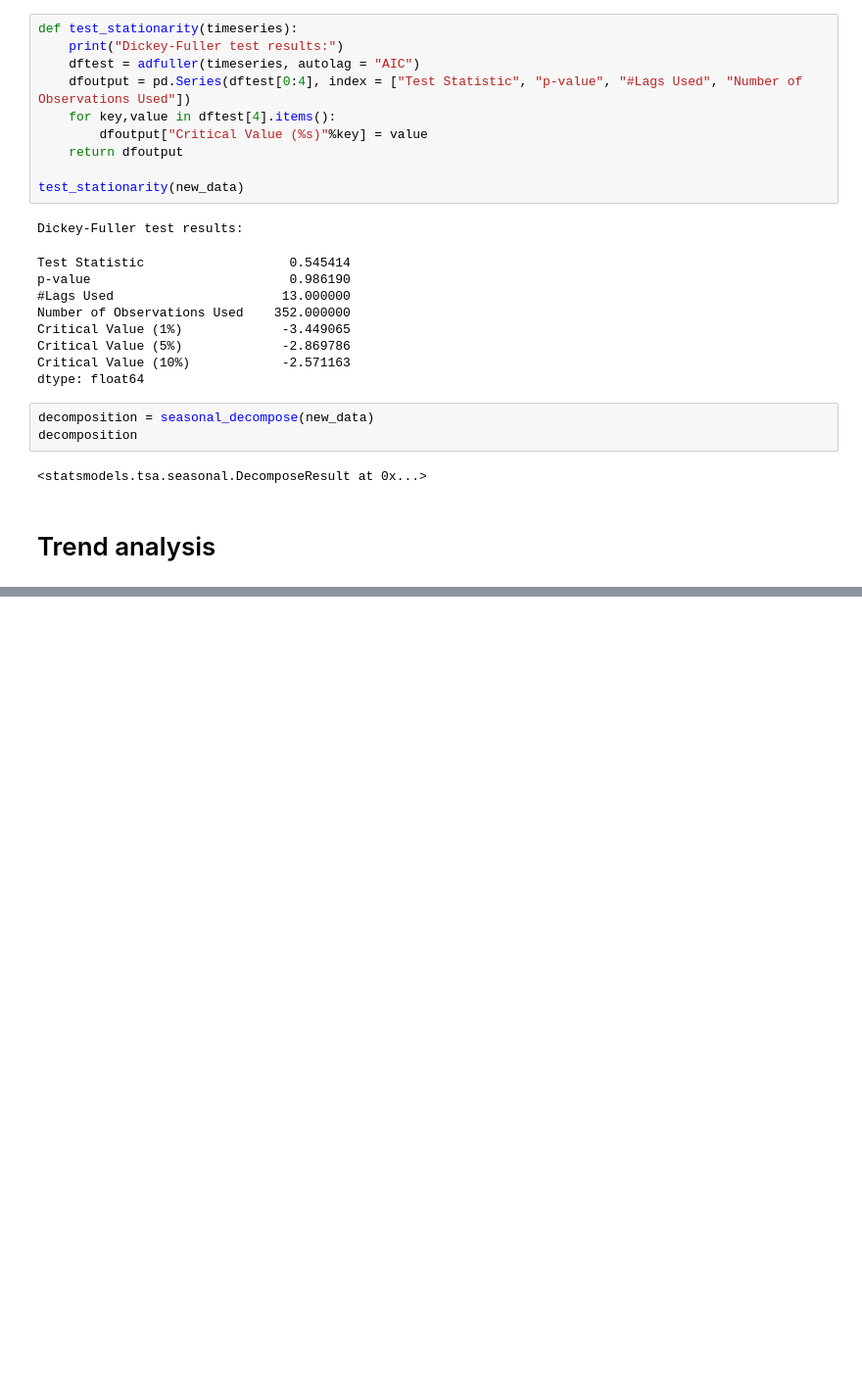
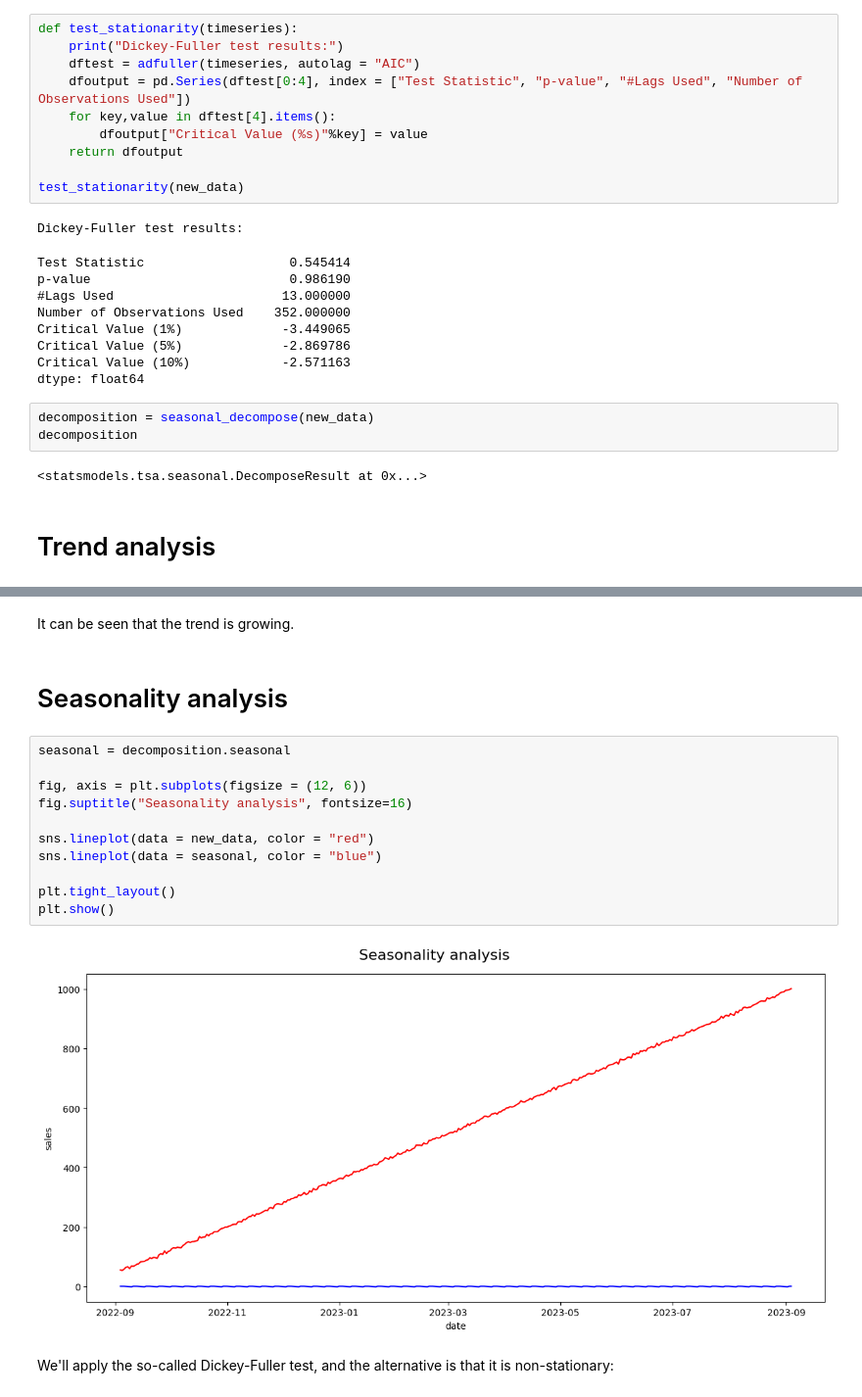
Before and after one commit to NatTajuelo/Serie-Temporal-Alternativa, a Jupyter notebook: src/explore.ipynb, the cells around one changed output, grey strips where cells are left out. Shown at 98% size. Saved outputs shown, nothing was run; the diff lists cells and outputs as text; blank space fills up the shorter version.

```diff
--- a/src/explore.ipynb
+++ b/src/explore.ipynb
@@ -93,0 +92,19 @@ plt.show()
+# %% [markdown]
+It can be seen that the trend is growing.
+# %% [markdown]
+# Seasonality analysis
+# %%
+seasonal = decomposition.seasonal
+
+fig, axis = plt.subplots(figsize = (12, 6))
+fig.suptitle("Seasonality analysis", fontsize=16)
+
+sns.lineplot(data = new_data, color = "red")
+sns.lineplot(data = seasonal, color = "blue")
+
+plt.tight_layout()
+plt.show()
+# %% [output]
+[figure, added]
+# %% [markdown]
+We'll apply the so-called Dickey-Fuller test, and the alternative is that it is non-stationary:
```
Also changed, not shown: parts of 11 cells of this notebook, 1 other file.
